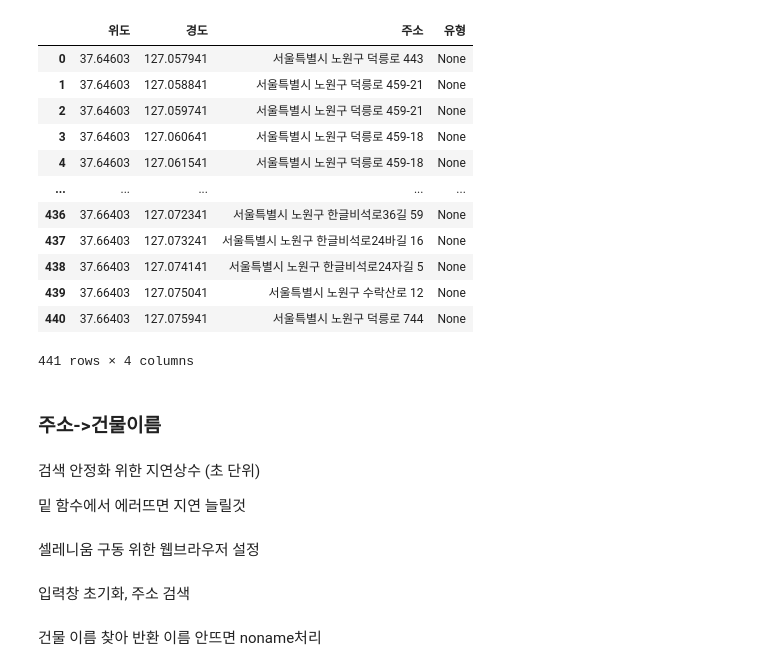
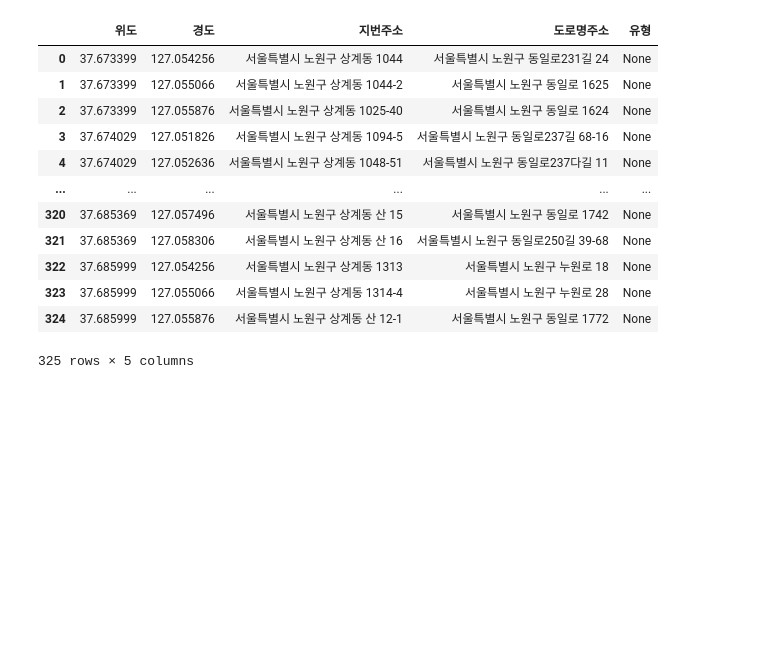
Before and after one commit to topaz11100/bp_final, a Jupyter notebook: 빅프_기말_최종.ipynb, the cells around one changed output. Drawn from its saved outputs; the diff is of its cells as text; code cells hidden in the pictures; blank space fills up the shorter version.

```diff
--- a/빅프_기말.ipynb
+++ b/빅프_기말_최종.ipynb
@@ -38,2 +12,11 @@ def grid_infos(hr, diff):
+# %%
+NS_DIFF_1M = 0.000007
+EW_DIFF_1M = 0.000009
+PATROL_HR = 900
+GRID_DIFF = 90
+data_path = "data/"
+encoding = "utf-8-sig"
+#상계1
+police = np.array([37.679699, 127.055066])
 # %%
 def filtering(police, grid):
@@ -106,26 +63,0 @@ grid_df.to_csv(name + ".csv", index = False, encoding='cp949')
-# %%
-addr_data = pd.read_csv("result_address.csv")
-addr_data = addr_data.loc[:,["위도", "경도", "_ROAD_AD"]]
-addr_data.columns = ["위도", "경도", "주소"]
-addr_data["유형"] = "None"
-addr_data
-# %% [output]
-|  | 위도 | 경도 | 주소 | 유형 |
-| 0 | 37.64603 | 127.057941 | 서울특별시 노원구 덕릉로 443 | None |
-| 1 | 37.64603 | 127.058841 | 서울특별시 노원구 덕릉로 459-21 | None |
-| 2 | 37.64603 | 127.059741 | 서울특별시 노원구 덕릉로 459-21 | None |
-| 3 | 37.64603 | 127.060641 | 서울특별시 노원구 덕릉로 459-18 | None |
-| 4 | 37.64603 | 127.061541 | 서울특별시 노원구 덕릉로 459-18 | None |
-| ... | ... | ... | ... | ... |
-| 436 | 37.66403 | 127.072341 | 서울특별시 노원구 한글비석로36길 59 | None |
-| 437 | 37.66403 | 127.073241 | 서울특별시 노원구 한글비석로24바길 16 | None |
-| 438 | 37.66403 | 127.074141 | 서울특별시 노원구 한글비석로24자길 5 | None |
-| 439 | 37.66403 | 127.075041 | 서울특별시 노원구 수락산로 12 | None |
-| 440 | 37.66403 | 127.075941 | 서울특별시 노원구 덕릉로 744 | None |
-441 rows × 4 columns
-# %% [markdown]
-### 주소->건물이름
-# %% [markdown]
-검색 안정화 위한 지연상수 (초 단위)
-
-밑 함수에서 에러뜨면 지연 늘릴것
@@ -134,2 +64,18 @@ DELAY_TIME=1
-# %% [markdown]
-셀레니움 구동 위한 웹브라우저 설정
+# %%
+police_grid_data=pd.read_csv(data_path+"상계1주소.csv", encoding=encoding)
+police_grid_data["유형"] = None
+police_grid_data
+# %% [output]
+|  | 위도 | 경도 | 지번주소 | 도로명주소 | 유형 |
+| 0 | 37.673399 | 127.054256 | 서울특별시 노원구 상계동 1044 | 서울특별시 노원구 동일로231길 24 | None |
+| 1 | 37.673399 | 127.055066 | 서울특별시 노원구 상계동 1044-2 | 서울특별시 노원구 동일로 1625 | None |
+| 2 | 37.673399 | 127.055876 | 서울특별시 노원구 상계동 1025-40 | 서울특별시 노원구 동일로 1624 | None |
+| 3 | 37.674029 | 127.051826 | 서울특별시 노원구 상계동 1094-5 | 서울특별시 노원구 동일로237길 68-16 | None |
+| 4 | 37.674029 | 127.052636 | 서울특별시 노원구 상계동 1048-51 | 서울특별시 노원구 동일로237다길 11 | None |
+| ... | ... | ... | ... | ... | ... |
+| 320 | 37.685369 | 127.057496 | 서울특별시 노원구 상계동 산 15 | 서울특별시 노원구 동일로 1742 | None |
+| 321 | 37.685369 | 127.058306 | 서울특별시 노원구 상계동 산 16 | 서울특별시 노원구 동일로250길 39-68 | None |
+| 322 | 37.685999 | 127.054256 | 서울특별시 노원구 상계동 1313 | 서울특별시 노원구 누원로 18 | None |
+| 323 | 37.685999 | 127.055066 | 서울특별시 노원구 상계동 1314-4 | 서울특별시 노원구 누원로 28 | None |
+| 324 | 37.685999 | 127.055876 | 서울특별시 노원구 상계동 산 12-1 | 서울특별시 노원구 동일로 1772 | None |
+325 rows × 5 columns
@@ -144,2 +95,0 @@ inputTag = driver.find_element(By.CLASS_NAME, value='input_search')
-# %% [markdown]
-입력창 초기화, 주소 검색
@@ -156,2 +95,0 @@ def search_loc(address):
-# %% [markdown]
-건물 이름 찾아 반환 이름 안뜨면 noname처리
```
Also changed, not shown: parts of 44 cells of this notebook, 5 other files.
